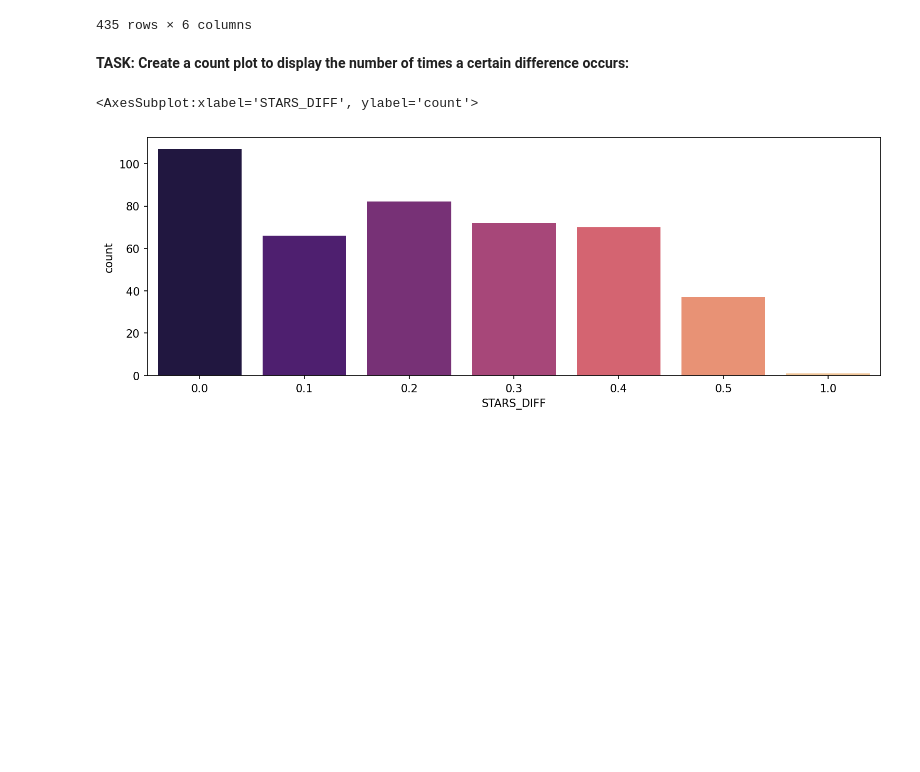
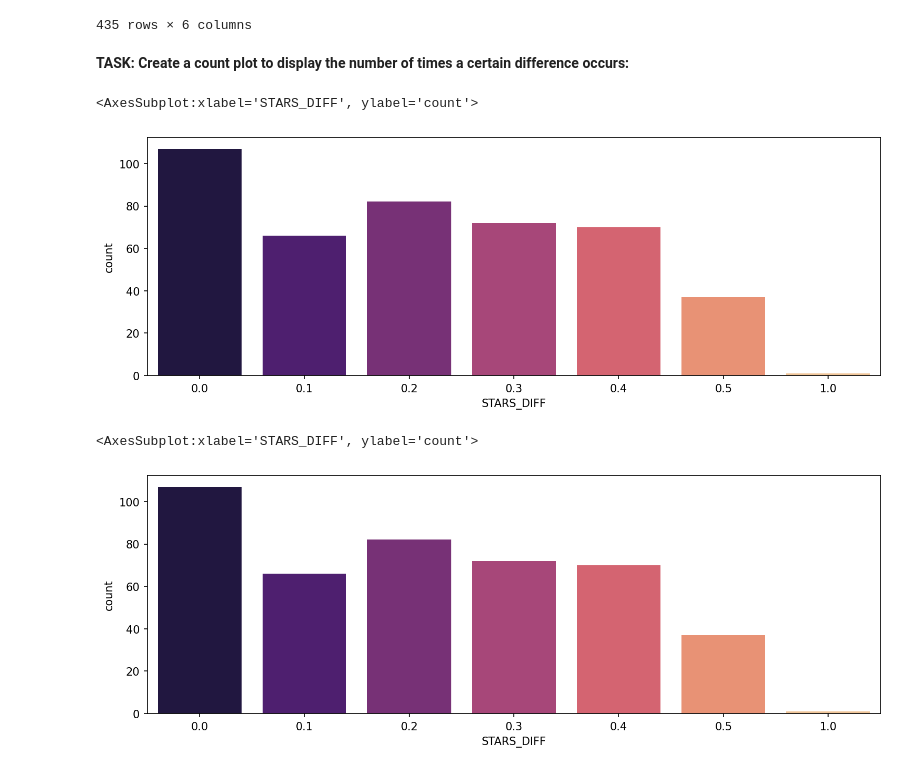
Before and after one commit to Ertugrul-Kurubal/DVwPy-Assigments, a Jupyter notebook: Capstone Project/Capstone-Project.ipynb, the cells around one changed output. Drawn from its saved outputs; the diff is of its cells as text; code cells hidden in the pictures; blank space fills up the shorter version.

```diff
--- a/Capstone Project/Capstone-Project.ipynb
+++ b/Capstone Project/Capstone-Project.ipynb
@@ -370,3 +368,10 @@ votes_film
+# %%
+#CODE HERE
+plt.figure(figsize=(12,4),dpi=150)
+sns.countplot(data=votes_film, x="STARS_DIFF",palette="magma")
+# %% [output]
+<AxesSubplot:xlabel='STARS_DIFF', ylabel='count'>
+[figure, added]
 # %%
 # %% [output]
 <AxesSubplot:xlabel='STARS_DIFF', ylabel='count'>
```
Also changed, not shown: parts of 3 cells of this notebook.
